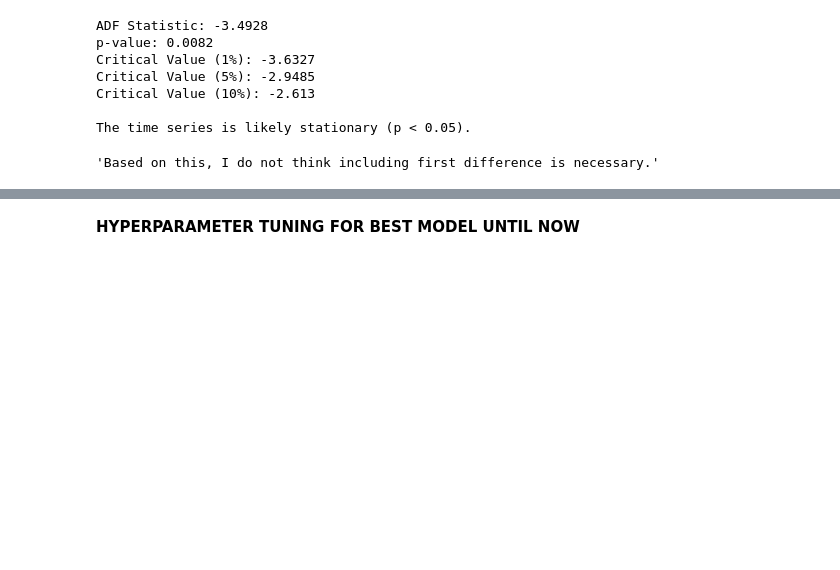
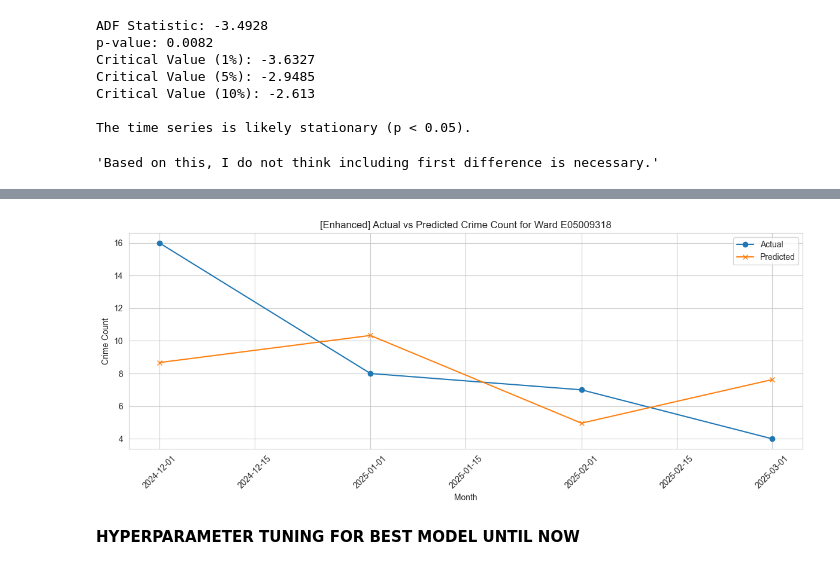
Before and after one commit to NikiPanayotov04/CBL---data-science-project, a Jupyter notebook: src/xgboost_pipeline_v1.ipynb, the cells around one changed output, grey strips where cells are left out. Cells and saved outputs as stored; diff of their text form; code cells hidden in the pictures; blank space fills up the shorter version.

```diff
--- a/src/xgboost_pipeline_v1.ipynb
+++ b/src/xgboost_pipeline_v1.ipynb
@@ -586,0 +581,7 @@ plt.show()
+# %%
+# INCLUDE STATIC FEATURES
+df_deprivation_filtered = df_deprivation.loc[:, df_deprivation.columns.str.contains('Score|Ward code')]
+static_features_df = df_census.merge(df_deprivation_filtered, on="Ward code").merge(df_stops[["Ward code", "stop_count"]], on="Ward code", how="left")
+df_all_features = df_burglaries.merge(static_features_df, on="Ward code")
+
+print(static_features_df.info())
@@ -752,0 +644,4 @@ plt.show()
+# %%
+results_df_all_features = pd.DataFrame(results_all_features)
+results_df_all_features = results_df_all_features.sort_values("RMSE", na_position="last").reset_index(drop=True)
+display(results_df_all_features)
@@ -752,0 +662,13 @@ plt.show()
+# %%
+best_all_config = results_df_all_features.iloc[0]
+print("Best Config (Enhanced):\n", best_all_config)
+
+lags_best = best_all_config["Lags"]
+rolling_best = None if pd.isna(best_all_config["Rolling"]) else int(best_all_config["Rolling"])
+month_encoding_best = best_all_config["Month Encoding"]
+
+features_df_all = create_temporal_features(df_all_features, lags=lags_best, rolling_window=rolling_best, month_encoding=month_encoding_best)
+feature_cols_all = [col for col in features_df_all.columns if col.startswith(("lag_", "rolling", "month_"))] + list(static_features_df.columns)
+
+train_df_all, test_df_all = temporal_train_test_split(features_df_all, test_months=4)
+rmse, final_model_all = train_and_evaluate(train_df_all, test_df_all, feature_cols_all)
@@ -753,2 +683,21 @@ plt.show()
+# %%
+test_df_all = test_df_all.copy()
+test_df_all["prediction"] = final_model_all.predict(test_df_all[feature_cols_all])
+
+ward_to_plot = test_df_all["Ward code"].unique()[1]
+ward_df_all = test_df_all[test_df_all["Ward code"] == ward_to_plot].sort_values("Month")
+
+plt.figure(figsize=(12, 5))
+plt.plot(ward_df_all["Month"], ward_df_all["Crime count"], label="Actual", marker='o')
+plt.plot(ward_df_all["Month"], ward_df_all["prediction"], label="Predicted", marker='x')
+plt.title(f"[Enhanced] Actual vs Predicted Crime Count for Ward {ward_to_plot}")
+plt.xlabel("Month")
+plt.ylabel("Crime Count")
+plt.legend()
+plt.xticks(rotation=45)
+plt.tight_layout()
+plt.show()
+# %% [output]
+[figure, added]
 # %% [markdown]
 **HYPERPARAMETER TUNING FOR BEST MODEL UNTIL NOW**
```
Also changed, not shown: parts of 37 cells of this notebook, 1 other file.
